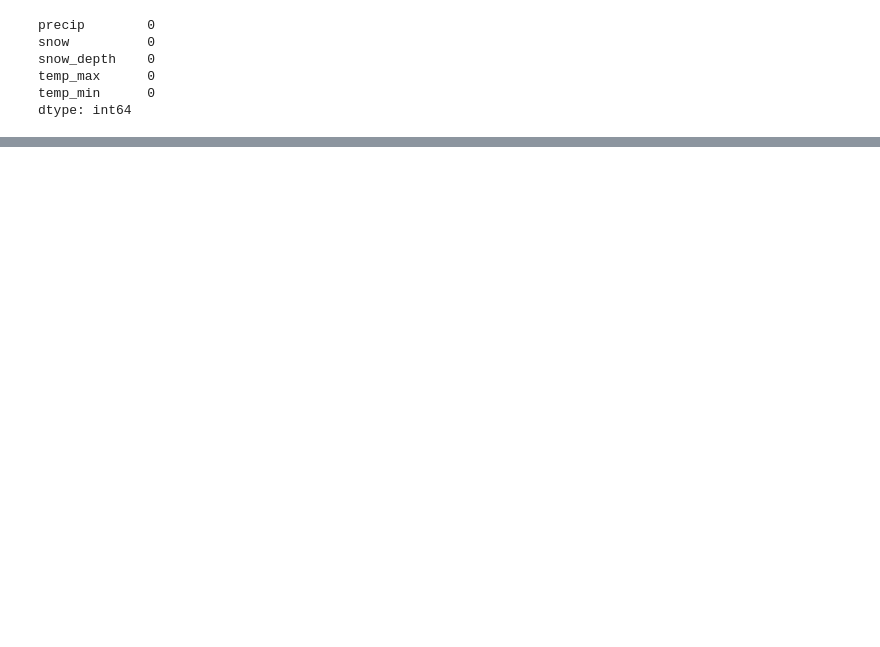
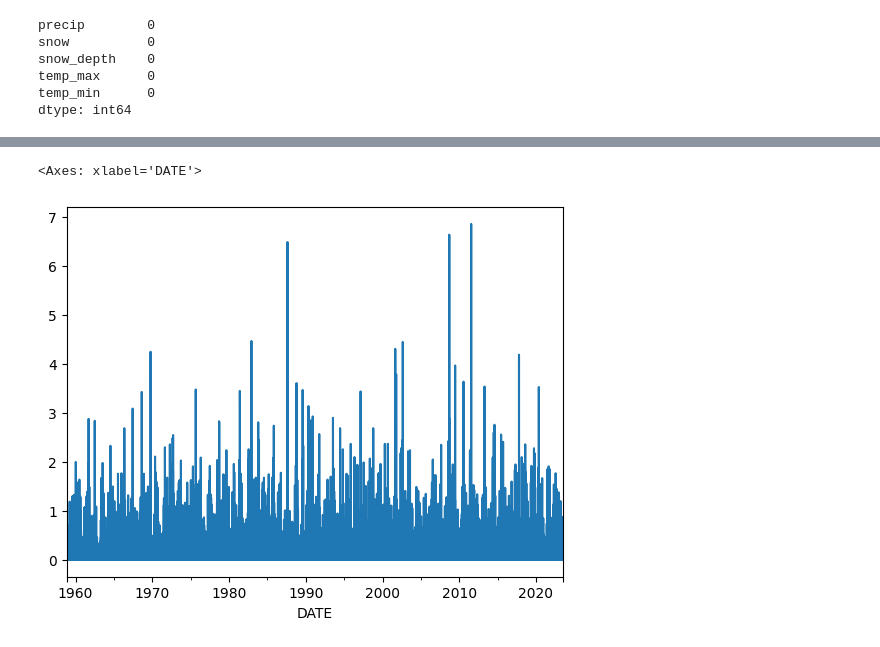
Before and after one commit to davidw102403/weather_prediction, a Jupyter notebook: model.ipynb, the cells around one changed output, grey strips where cells are left out. Saved outputs shown, nothing was run; the diff lists cells and outputs as text; code cells hidden in the pictures; blank space fills up the shorter version.

```diff
--- a/model.ipynb
+++ b/model.ipynb
@@ -246,0 +292,5 @@ dtype: int64
+# %%
+core_weather["precip"].plot()
+# %% [output]
+<Axes: xlabel='DATE'>
+[figure, added]
```
Also changed, not shown: parts of 10 cells of this notebook.
